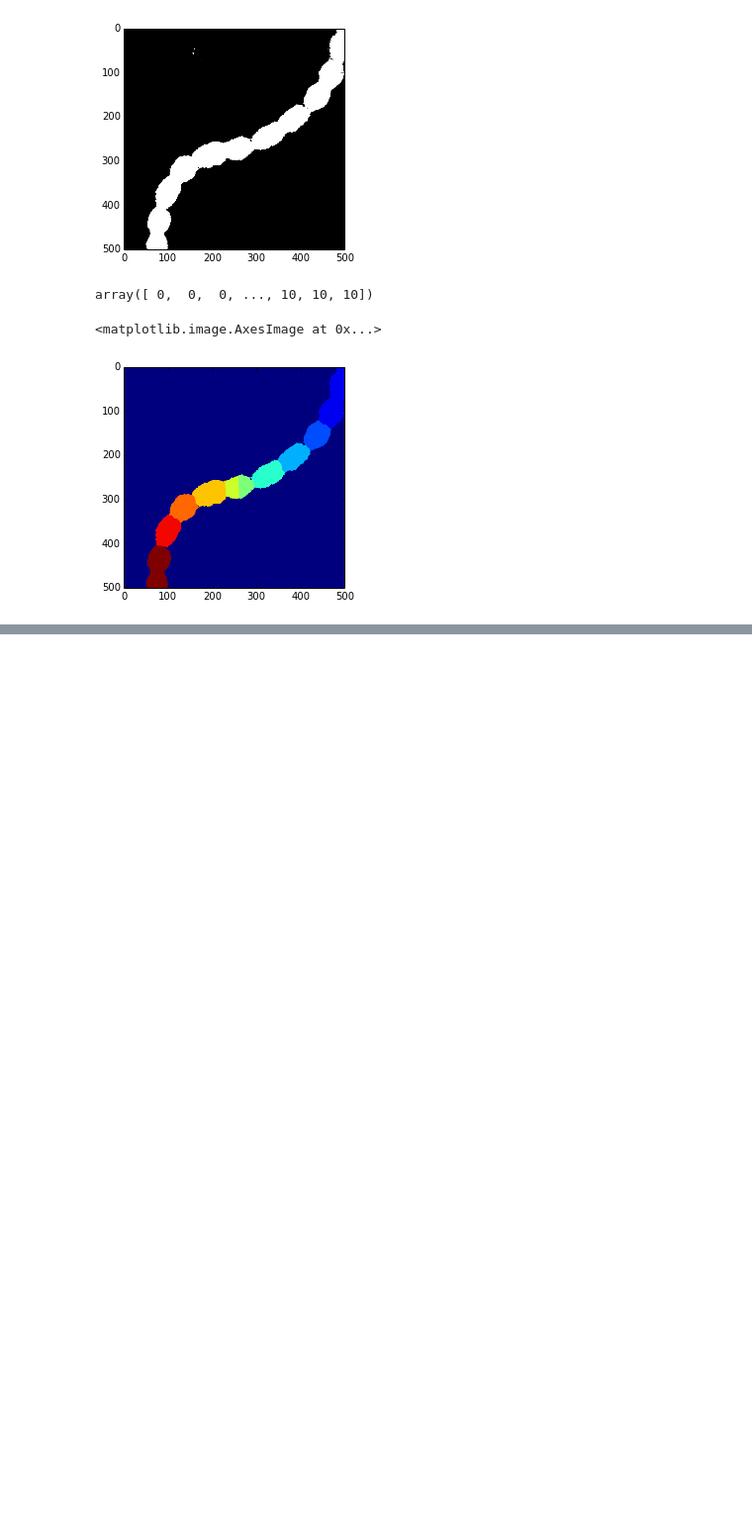
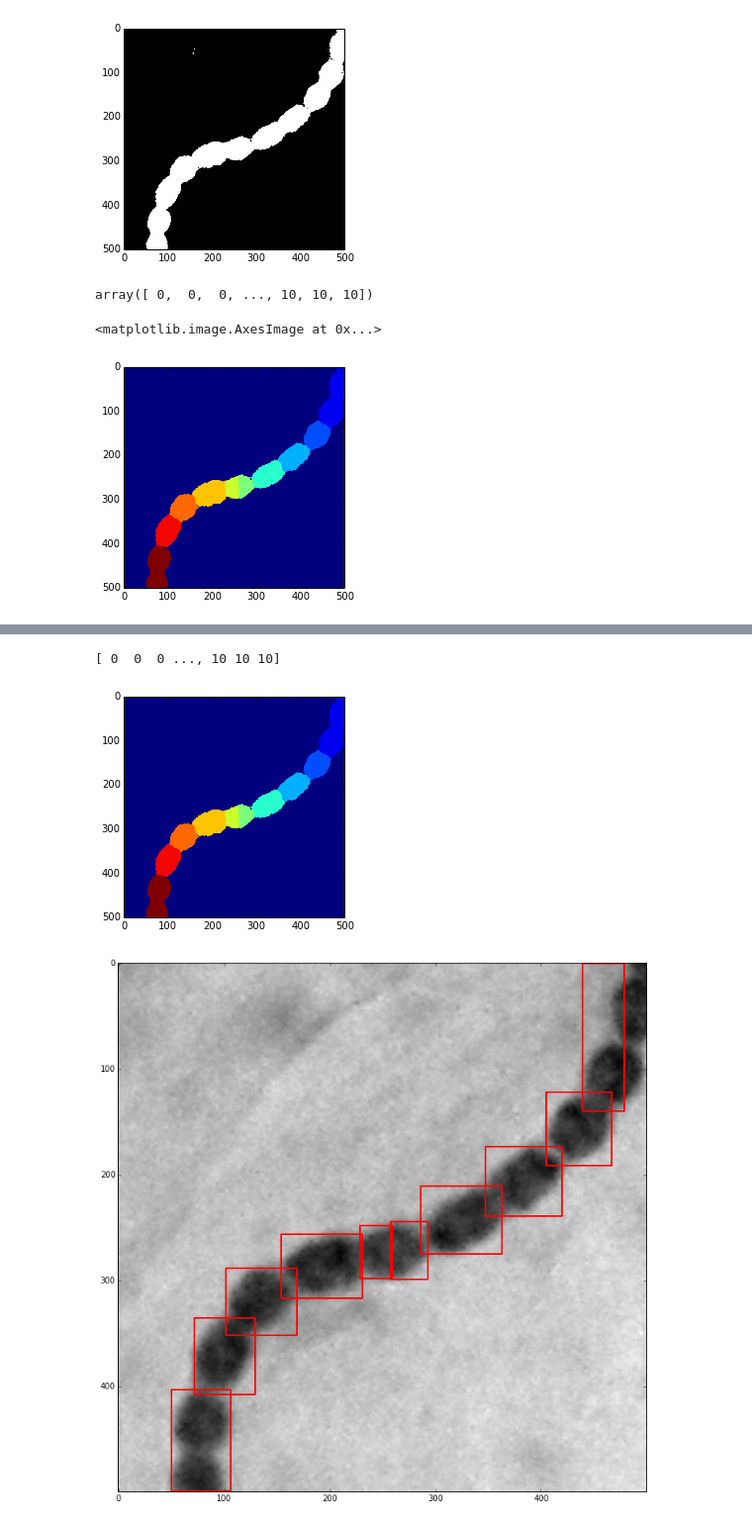
Before and after one commit to sutt/BossLab, a Jupyter notebook: science/rhok1.ipynb, the cells around one changed output, grey strips where cells are left out. Shown at 99% size. Drawn from its saved outputs; the diff is of its cells as text; code cells hidden in the pictures; blank space fills up the shorter version.

Commit message:
has algo1 func defined 11:15am

```diff
--- a/science/rhok1.ipynb
+++ b/science/rhok1.ipynb
@@ -85,0 +125,44 @@ plt.imshow(labels0)
+# %%
+def img_to_labels1(inp_img):
+
+    thresh = threshold_otsu(inp_img)
+    otsu0 = inp_img < thresh
+    dist0 = ndimage.distance_transform_edt(otsu0)
+    j=34
+    peaks0 = peak_local_max(dist0 ,indices = False
+                            ,footprint=np.ones((j,j)))
+    print peaks0.cumsum()
+    marker0 = ndimage.label(peaks0)[0]
+    labels0 = watershed(-dist0, marker0, mask=otsu0)
+
+    plt.imshow(labels0)
+    plt.show()
+    return labels0
+# %%
+def buildrect(arr):
+    minY,maxY,minX,maxX = arr
+    rect1 = mpatches.Rectangle(xy=(minX,minY)
+                           ,width = maxX - minX
+                           ,height = maxY - minY
+                           ,fill = False
+                           ,edgecolor = 'red'
+                           ,linewidth = 2)
+    return rect1
+
+def make_windows(inp_labels, inp_img):
+    rect_arr = [buildrect(bb0[i]) for i in np.arange(bb0.__len__())]
+    fig, (s0) = plt.subplots(nrows = 1, ncols = 1, figsize = (12,12))
+    s0.imshow(inp_img, cmap='gray')
+    for rect in rect_arr:
+        s0.add_patch(rect)
+    fig.show()
+# %%
+def algo1(inp_img):
+    labels = img_to_labels1(inp_img)
+    make_windows(labels,inp_img)
+# %%
+algo1(easy_img)
+# %% [output]
+[ 0  0  0 ..., 10 10 10]
+[figure, added]
+[figure, added]
```
Also changed, not shown: parts of 5 cells of this notebook.
